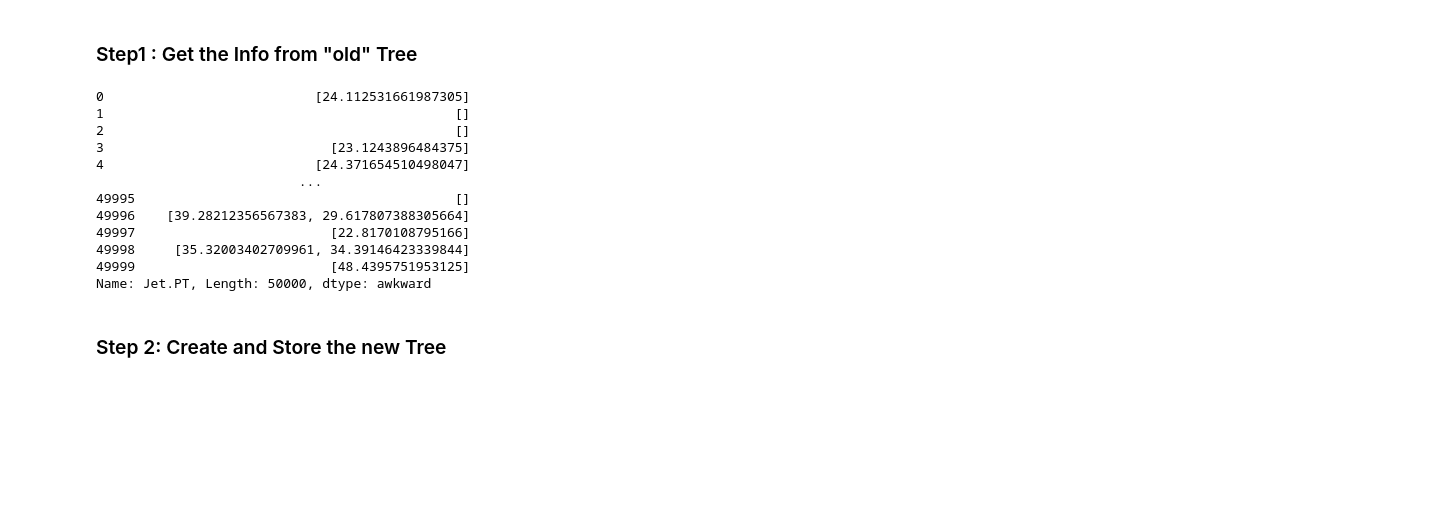
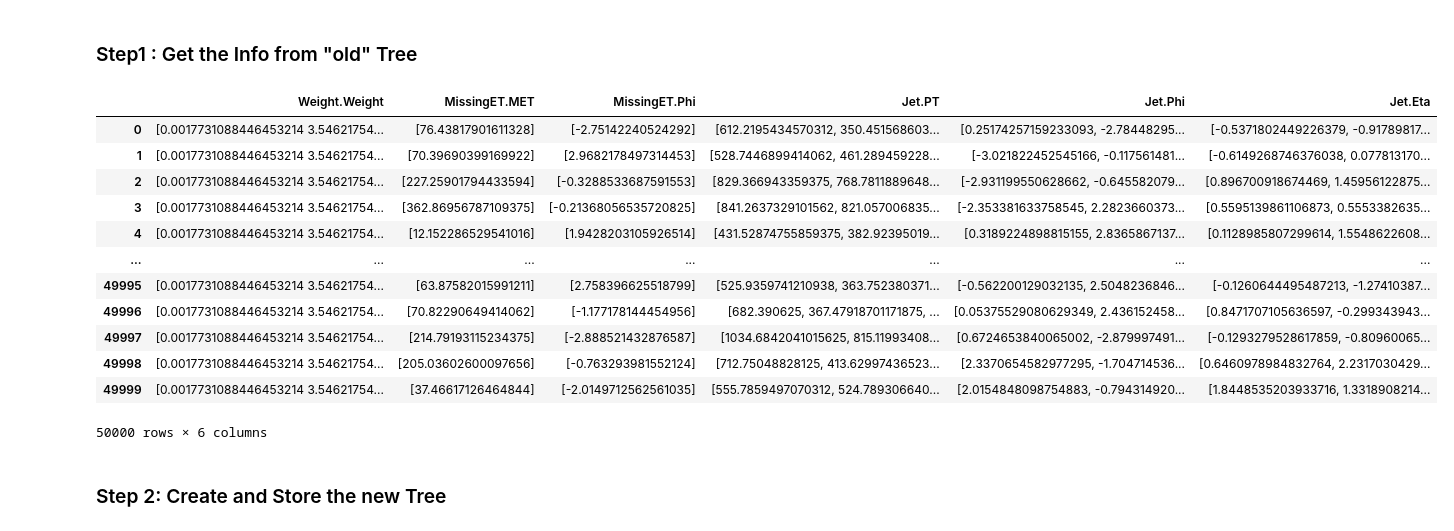
Before and after one commit to MarioPardo/UDEA_HEP_Analysis, a Jupyter notebook: RootFileFiltering.ipynb, the cells around one changed output. Cells and saved outputs as stored; diff of their text form; code cells hidden in the pictures; blank space fills up the shorter version.

```diff
--- a/RootFileFiltering.ipynb
+++ b/RootFileFiltering.ipynb
@@ -13,41 +13,43 @@ In this case we only keep:
 # %%
 import uproot
 import pandas as pd
 import awkward as ak
 
-
-input_file = "data/temp_1/run_01.root"
+signal_folder = "data/Signals_DMSimpl_Spin0/"
+signal_filename =  "VBF_DM_My0_1000_MXD_10.root"
+input_file = signal_folder + signal_filename
 tree_name = "Delphes"
 
 file = uproot.open(input_file)
 tree = file[tree_name]
 
 #What we want to keep
 branches_wanted = [
     "Weight.Weight",
     "MissingET.MET",
     "MissingET.Phi",
     "Jet.PT",
     "Jet.Phi",
     "Jet.Eta"
 ]
 df = tree.arrays(branches_wanted,library="pd")
 
 #quick print to verify
-df['Jet.PT']
+df#[]'Jet.PT']
 # %% [output]
+|  | Weight.Weight | MissingET.MET | MissingET.Phi | Jet.PT | Jet.Phi | Jet.Eta |
+| 0 | [0.0017731088446453214 3.54621754... | [76.43817901611328] | [-2.75142240524292] | [612.2195434570312, 350.451568603... | [0.25174257159233093, -2.78448295... | [-0.5371802449226379, -0.91789817... |
+| 1 | [0.0017731088446453214 3.54621754... | [70.39690399169922] | [2.9682178497314453] | [528.7446899414062, 461.289459228... | [-3.021822452545166, -0.117561481... | [-0.6149268746376038, 0.077813170... |
+| 2 | [0.0017731088446453214 3.54621754... | [227.25901794433594] | [-0.3288533687591553] | [829.366943359375, 768.7811889648... | [-2.931199550628662, -0.645582079... | [0.896700918674469, 1.45956122875... |
+| 3 | [0.0017731088446453214 3.54621754... | [362.86956787109375] | [-0.21368056535720825] | [841.2637329101562, 821.057006835... | [-2.353381633758545, 2.2823660373... | [0.5595139861106873, 0.5553382635... |
+| 4 | [0.0017731088446453214 3.54621754... | [12.152286529541016] | [1.9428203105926514] | [431.52874755859375, 382.92395019... | [0.3189224898815155, 2.8365867137... | [0.1128985807299614, 1.5548622608... |
+| ... | ... | ... | ... | ... | ... | ... |
+| 49995 | [0.0017731088446453214 3.54621754... | [63.87582015991211] | [2.758396625518799] | [525.9359741210938, 363.752380371... | [-0.562200129032135, 2.5048236846... | [-0.1260644495487213, -1.27410387... |
+| 49996 | [0.0017731088446453214 3.54621754... | [70.82290649414062] | [-1.177178144454956] | [682.390625, 367.47918701171875, ... | [0.05375529080629349, 2.436152458... | [0.8471707105636597, -0.299343943... |
+| 49997 | [0.0017731088446453214 3.54621754... | [214.79193115234375] | [-2.888521432876587] | [1034.6842041015625, 815.11993408... | [0.6724653840065002, -2.879997491... | [-0.1293279528617859, -0.80960065... |
+| 49998 | [0.0017731088446453214 3.54621754... | [205.03602600097656] | [-0.763293981552124] | [712.75048828125, 413.62997436523... | [2.3370654582977295, -1.704714536... | [0.6460978984832764, 2.2317030429... |
+| 49999 | [0.0017731088446453214 3.54621754... | [37.46617126464844] | [-2.0149712562561035] | [555.7859497070312, 524.789306640... | [2.0154848098754883, -0.794314920... | [1.8448535203933716, 1.3318908214... |
-0                           [24.112531661987305]
-1                                             []
-2                                             []
-3                             [23.1243896484375]
-4                           [24.371654510498047]
-                          ...
-49995                                         []
-49996    [39.28212356567383, 29.617807388305664]
-49997                         [22.8170108795166]
-49998     [35.32003402709961, 34.39146423339844]
-49999                         [48.4395751953125]
-Name: Jet.PT, Length: 50000, dtype: awkward
+50000 rows × 6 columns
 # %% [markdown]
 <h3> Step 2: Create and Store the new Tree </h3>
 # %%
```
Also changed, not shown: 1 other file.
